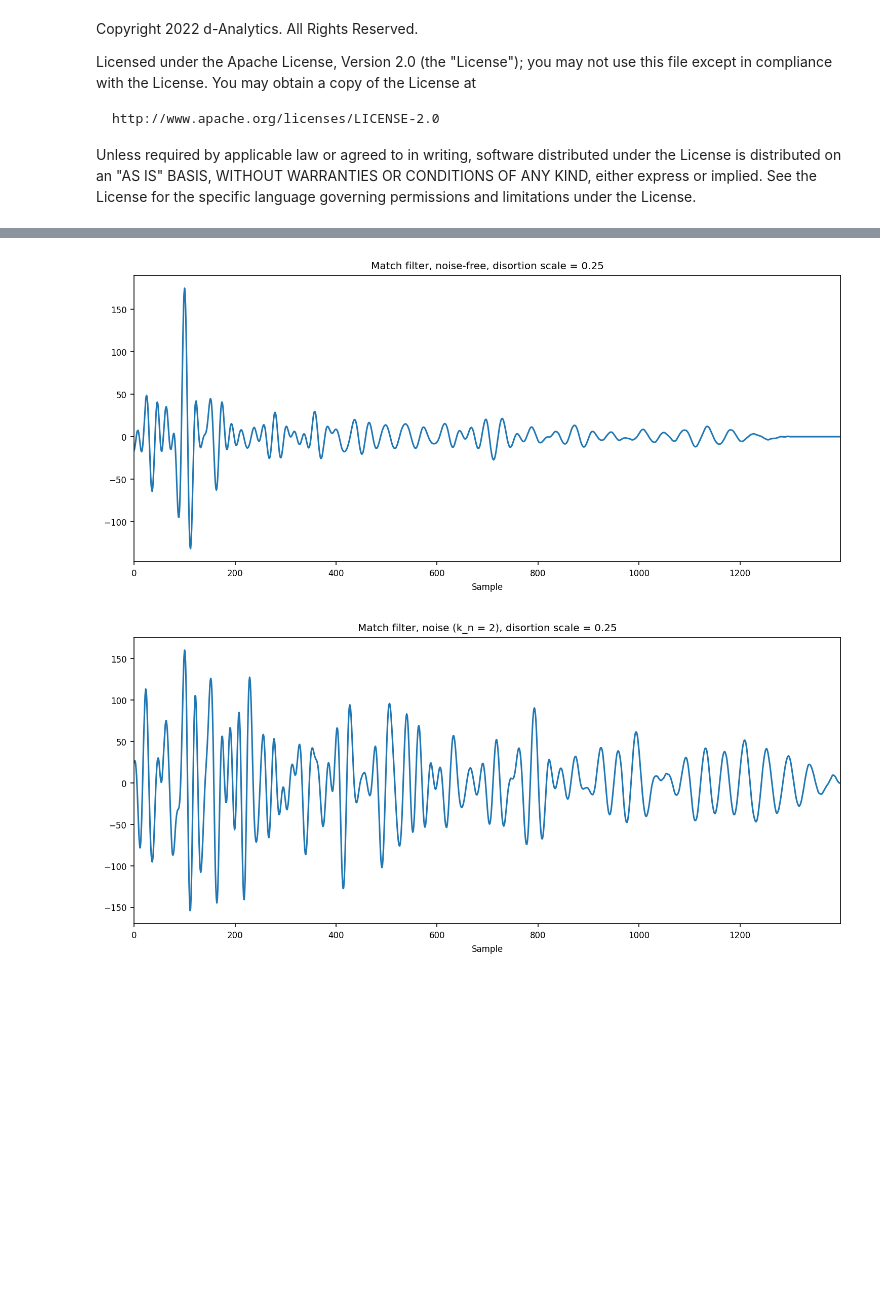
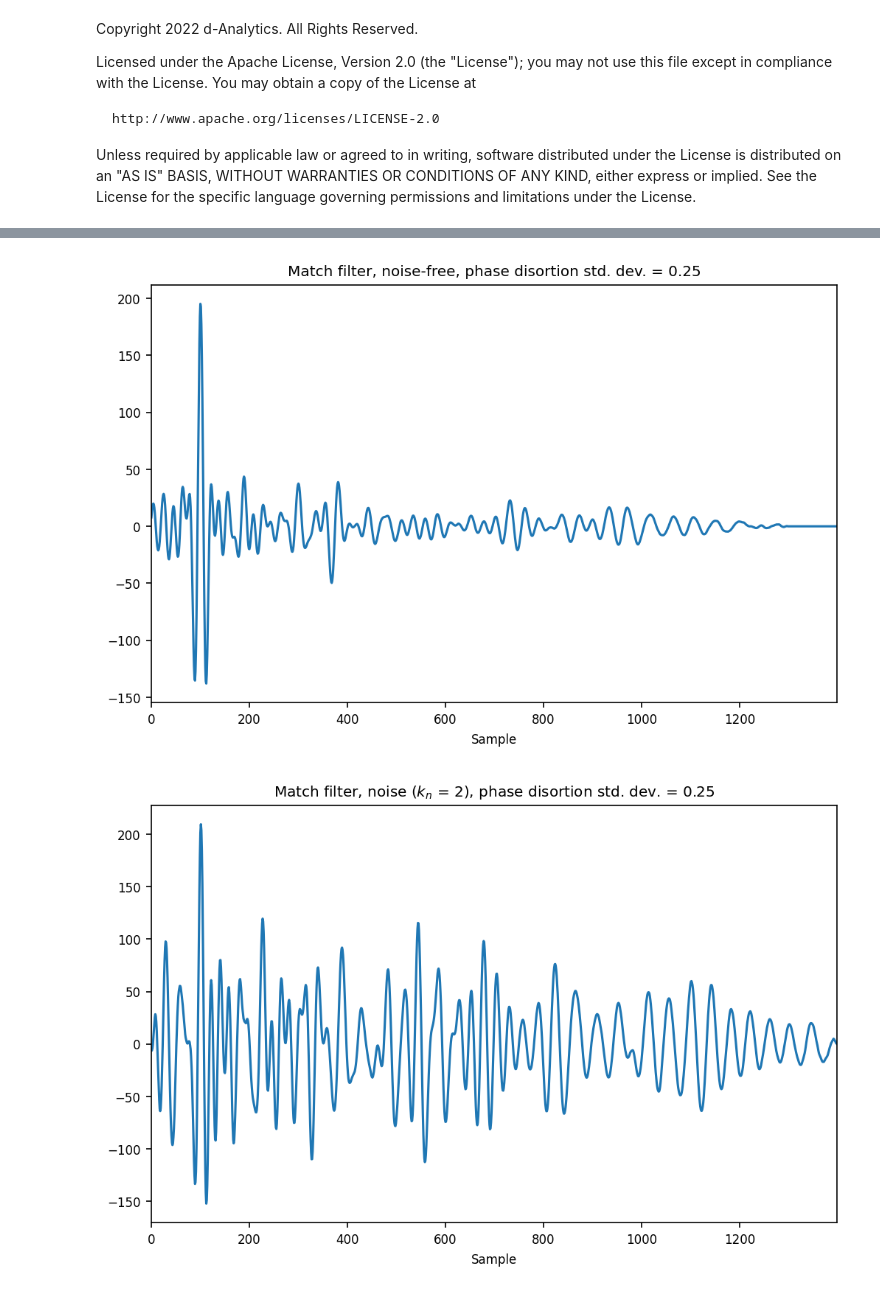
Before and after one commit to adamgogacz/time-series-processing, a Jupyter notebook: pulse_compression.ipynb, the cells around one changed output, grey strips where cells are left out. Saved outputs shown, nothing was run; the diff lists cells and outputs as text; code cells hidden in the pictures; blank space fills up the shorter version.

```diff
--- a/pulse_compression.ipynb
+++ b/pulse_compression.ipynb
@@ -47,18 +47,20 @@ $$
 
 where $\delta(x)$ is the Kronecker delta function; this assumption is reasonable for disrete and sufficiently coarsely sampled data.
 # %%
-def genSweep(f0, f1, T, dt, num_pad,phase_distortion):
-  'Linear sweep generator'
+def genSweep(f0, f1, T, dt, num_pad, phase_distortion):
+  gensig = lambda f0,f1,T,x,phi_dist: np.sin(2.*np.pi*(f0*x+((f1-f0)/(2*T))*x**2) + phi_dist)
+
+  'Linear sweep generator with front-padding'
   assert f0 > 0 and f1 > f0, 'The following condition was not met: 0 < f0 < f1'
   siglen = int(np.ceil(T/dt))
   x=np.linspace(0,T,siglen)
   phi_dist = np.random.normal(loc=0,scale=2*np.pi*phase_distortion,size=x.size)
-  signal = np.concatenate((np.sin(2.*np.pi*(f0*x+((f1-f0)/(2*T))*x**2) + phi_dist),np.zeros(num_pad)))
-  pilot = np.sin(2.*np.pi*(f0*x+((f1-f0)/(2*T))*x**2))
+  signal = np.concatenate((gensig(f0,f1,T,x,phi_dist),np.zeros(num_pad)))
+  pilot = gensig(f0,f1,T,x,0*phi_dist)
   return signal, pilot
 # %%
 def plotResults(sig,titlestr):
-  fig, axs=plt.subplots(nrows=1, ncols=1, figsize=(12,5), dpi=150)
+  fig, axs=plt.subplots(nrows=1, ncols=1, figsize=(8,5), dpi=150)
   idxSigmin, idxSigmax = 0, len(sig)
   idx=np.arange(len(sig))
   axs.plot(idx[idxSigmin:idxSigmax],sig[idxSigmin:idxSigmax])
@@ -67,4 +69,3 @@ def plotResults(sig,titlestr):
   axs.set_title(label=titlestr,fontdict=None, loc='center', pad=None)
 
   #fig.tight_layout()
-  plt.show()
@@ -71,21 +101,22 @@ def plotResults(sig,titlestr):
 # %%
 #--- generate signal
 num_pad = 100
 phase_distortion = 0.25
-signal, pilot = genSweep(f0=1000.0,f1=3000,T=24e-3,dt=1/50e3,num_pad=num_pad,phase_distortion=phase_distortion) # sweep
+noise_factor = 2
+signal, pilot = genSweep(f0=1000.0,f1=3000,T=24e-3,dt=1/50e3,num_pad=num_pad,phase_distortion=phase_distortion)
 # plotResults(signal)
 
 #--- match filtering
 filt = pilot[:len(signal)]
 pc_signal = correlate(signal,filt,mode='full')
-plotResults(pc_signal[len(filt)-1-num_pad:],f'Match filter, noise-free, disortion scale = {phase_distortion}')
+plotResults(pc_signal[len(filt)-1-num_pad:],f'Match filter, noise-free, phase disortion std. dev. = {phase_distortion}')
 
 #--- match filtering + noise
-k_n = 2
+k_n = noise_factor
 noise = np.random.normal(loc=0,scale=k_n*signal.max(),size=signal.size)
 pc_signal_wn = correlate(signal+noise,filt,mode='full')
-plotResults(pc_signal_wn[len(filt)-1-num_pad:],f'Match filter, noise (k_n = {k_n}), disortion scale = {phase_distortion}')
+plotResults(pc_signal_wn[len(filt)-1-num_pad:],rf'Match filter, noise ($k_n$ = {k_n}), phase disortion std. dev. = {phase_distortion}')
 # plotResults(pc_signal)
 # %% [output]
-[figure, old version]
+[figure, new version]
-[figure, old version]
+[figure, new version]
```
Also changed, not shown: parts of 2 cells of this notebook.
